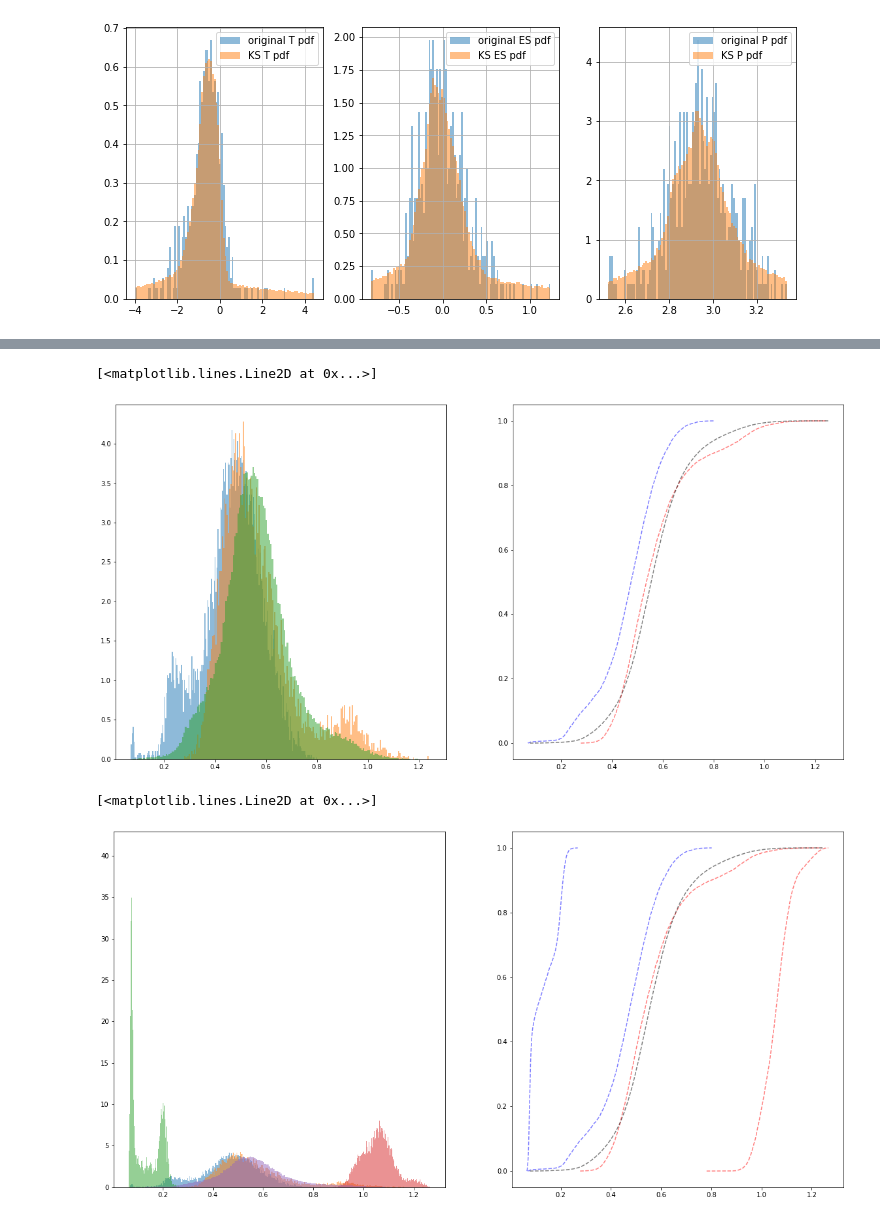
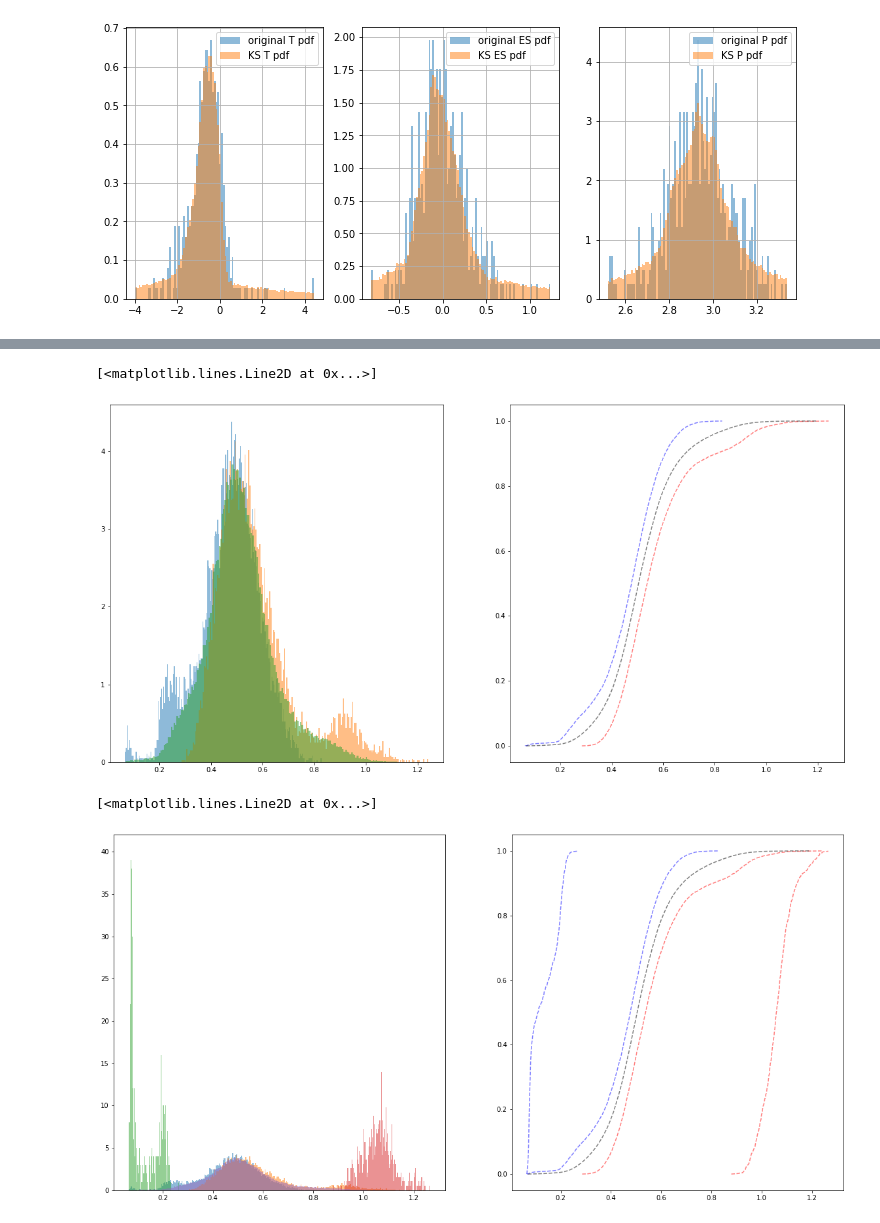
Before and after one commit to nepslor/teaching, a Jupyter notebook: TimeSeriesForecasting/decision_under_uncertainty.ipynb, the cells around one changed output, grey strips where cells are left out. Cells and saved outputs as stored; diff of their text form; code cells hidden in the pictures.

```diff
--- a/TimeSeriesForecasting/decision_under_uncertainty.ipynb
+++ b/TimeSeriesForecasting/decision_under_uncertainty.ipynb
@@ -271,12 +258,14 @@ def activation_time(t_error, es_error, p_hp, es_function, t_ref=10):
   hours = energy_needed / p_hp
   return hours
 
-T_low = -1
+T_low = 1
 T_high = 10
-a_10 = activation_time(T_low + T_samples, es_samples, p_samples, partial(es_fun, res_robust.x))
 
-plt.hist(a_10, bins=200, label='Text = {}'.format(T_low), alpha=0.5);
-plt.hist(activation_time(T_high + T_samples, es_samples, p_samples, partial(es_fun, res_robust.x)), bins=200, label='Text = {}'.format(T_high), alpha=0.5);
+a_T1 = activation_time(T_samples, es_samples, p_samples, partial(es_fun, res_robust.x), t_ref=T_low)
+a_T10 = activation_time(T_samples, es_samples, p_samples, partial(es_fun, res_robust.x), t_ref=T_high)
+
+plt.hist(a_T1, bins=200, label='Text = {}'.format(T_low), alpha=0.5);
+plt.hist(a_T10, bins=200, label='Text = {}'.format(T_high), alpha=0.5);
 plt.legend()
 plt.title('expected equivalent activation hours');
 # %% [output]
@@ -302,34 +291,34 @@ class GeneralizedUncertaintyPropagation:
 gup = GeneralizedUncertaintyPropagation({'t_error':T_sampler, 'es_error': es_sampler, 'p_hp': p_sampler}, partial(activation_time, es_function=partial(es_fun, res_robust.x), t_ref=10))
 pdf_min, pdf_max = gup.sample(10000, n_inner_samples=100)
 
-pdf2_min, pdf2_max = gup.sample(10000, n_samples=100, n_inner_samples=100)
+pdf2_min, pdf2_max = gup.sample(1000, n_samples=100, n_inner_samples=100)
 # %%
 fig, ax = plt.subplots(1, 2, figsize=(20, 10))
 ax[0].hist(pdf_min, bins=n_bins, alpha=0.5, density=True);
 ax[0].hist(pdf_max, bins=n_bins, alpha=0.5, density=True);
-ax[0].hist(a_10, bins=n_bins, label='Text = {}'.format(T_low), alpha=0.5, density=True);
+ax[0].hist(a_T10, bins=n_bins, label='Text = {}'.format(T_low), alpha=0.5, density=True);
 
 
 ax[1].plot(np.sort(pdf_min), np.linspace(0, 1, len(pdf_min), endpoint=False), '--b', alpha=0.5, label='Upper CDF (T=10)')
 ax[1].plot(np.sort(pdf_max), np.linspace(0, 1, len(pdf_max), endpoint=False), '--r', alpha=0.5, label='Upper CDF (T=10)')
-ax[1].plot(np.sort(a_10), np.linspace(0, 1, len(a_10), endpoint=False), '--k', alpha=0.5, label='Upper CDF (T=10)')
+ax[1].plot(np.sort(a_T10), np.linspace(0, 1, len(a_T10), endpoint=False), '--k', alpha=0.5, label='Upper CDF (T=10)')
 # %% [output]
 [<matplotlib.lines.Line2D at 0x...>]
-[figure, old version]
+[figure, new version]
 # %%
 fig, ax = plt.subplots(1, 2, figsize=(20, 10))
 ax[0].hist(pdf_min, bins=n_bins, alpha=0.5, density=True);
 ax[0].hist(pdf_max, bins=n_bins, alpha=0.5, density=True);
 ax[0].hist(pdf2_min, bins=n_bins, alpha=0.5, density=True);
 ax[0].hist(pdf2_max, bins=n_bins, alpha=0.5, density=True);
-ax[0].hist(a_10, bins=n_bins, label='Text = {}'.format(T_low), alpha=0.5, density=True);
+ax[0].hist(a_T10, bins=n_bins, label='Text = {}'.format(T_low), alpha=0.5, density=True);
 
 
 ax[1].plot(np.sort(pdf_min), np.linspace(0, 1, len(pdf_min), endpoint=False), '--b', alpha=0.5, label='Upper CDF (T=10)')
 ax[1].plot(np.sort(pdf_max), np.linspace(0, 1, len(pdf_max), endpoint=False), '--r', alpha=0.5, label='Upper CDF (T=10)')
 ax[1].plot(np.sort(pdf2_min), np.linspace(0, 1, len(pdf2_min), endpoint=False), '--b', alpha=0.5, label='Upper CDF (T=10)')
 ax[1].plot(np.sort(pdf2_max), np.linspace(0, 1, len(pdf2_max), endpoint=False), '--r', alpha=0.5, label='Upper CDF (T=10)')
-ax[1].plot(np.sort(a_10), np.linspace(0, 1, len(a_10), endpoint=False), '--k', alpha=0.5, label='Upper CDF (T=10)')
+ax[1].plot(np.sort(a_T10), np.linspace(0, 1, len(a_T10), endpoint=False), '--k', alpha=0.5, label='Upper CDF (T=10)')
 # %% [output]
 [<matplotlib.lines.Line2D at 0x...>]
-[figure, old version]
+[figure, new version]
```
Also changed, not shown: parts of 2 cells of this notebook.
